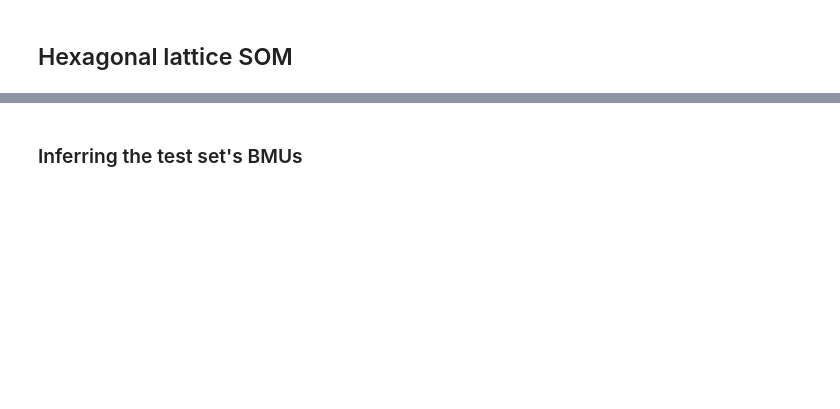
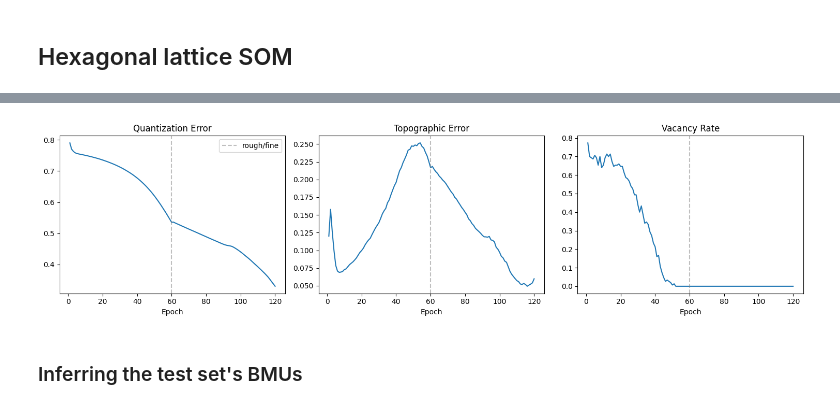
Before and after one commit to ivallesp/somnium, a Jupyter notebook: examples/getting_started.ipynb, the cells around one changed output, grey strips where cells are left out. Saved outputs shown, nothing was run; the diff lists cells and outputs as text; code cells hidden in the pictures; blank space fills up the shorter version.

```diff
--- a/examples/getting_started.ipynb
+++ b/examples/getting_started.ipynb
@@ -60,3 +60,28 @@ E_Topographic = 0.055455455455455493
+# %%
+fig, axes = plt.subplots(1, 3, figsize=(15, 4))
+
+epochs = range(1, len(model.history_["quantization_error"]) + 1)
+
+axes[0].plot(epochs, model.history_["quantization_error"])
+axes[0].set_title("Quantization Error")
+axes[0].set_xlabel("Epoch")
+axes[0].axvline(60, color="gray", linestyle="--", alpha=0.5, label="rough/fine")
+axes[0].legend()
+
+axes[1].plot(epochs, model.history_["topographic_error"])
+axes[1].set_title("Topographic Error")
+axes[1].set_xlabel("Epoch")
+axes[1].axvline(60, color="gray", linestyle="--", alpha=0.5)
+
+axes[2].plot(epochs, model.history_["vacancy_rate"])
+axes[2].set_title("Vacancy Rate")
+axes[2].set_xlabel("Epoch")
+axes[2].axvline(60, color="gray", linestyle="--", alpha=0.5)
+
+fig.tight_layout()
+plt.show()
+# %% [output]
+[figure, added]
 # %% [markdown]
 ### Inferring the test set's BMUs
 # %%
```
Also changed, not shown: parts of 7 cells of this notebook, 3 other files.
